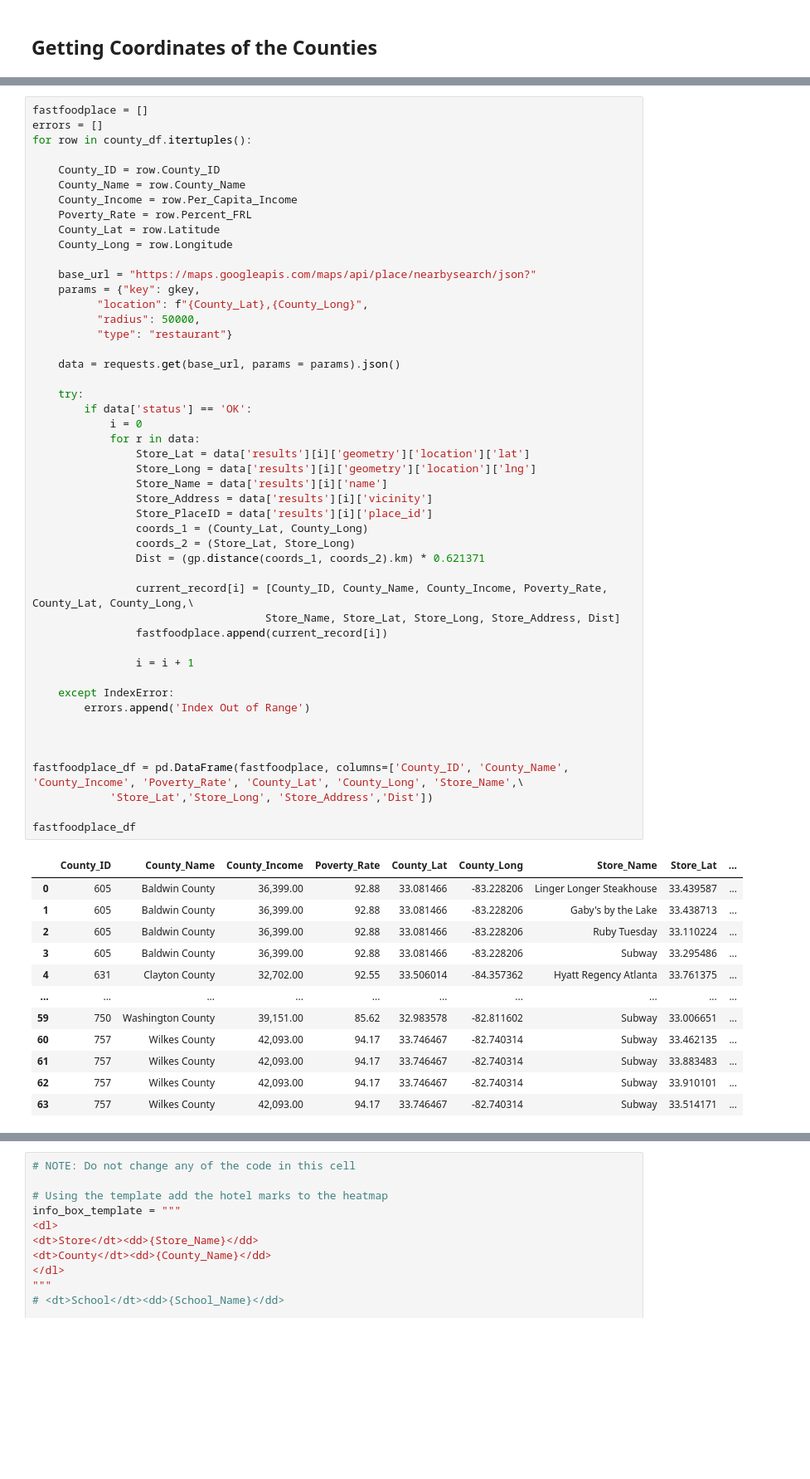
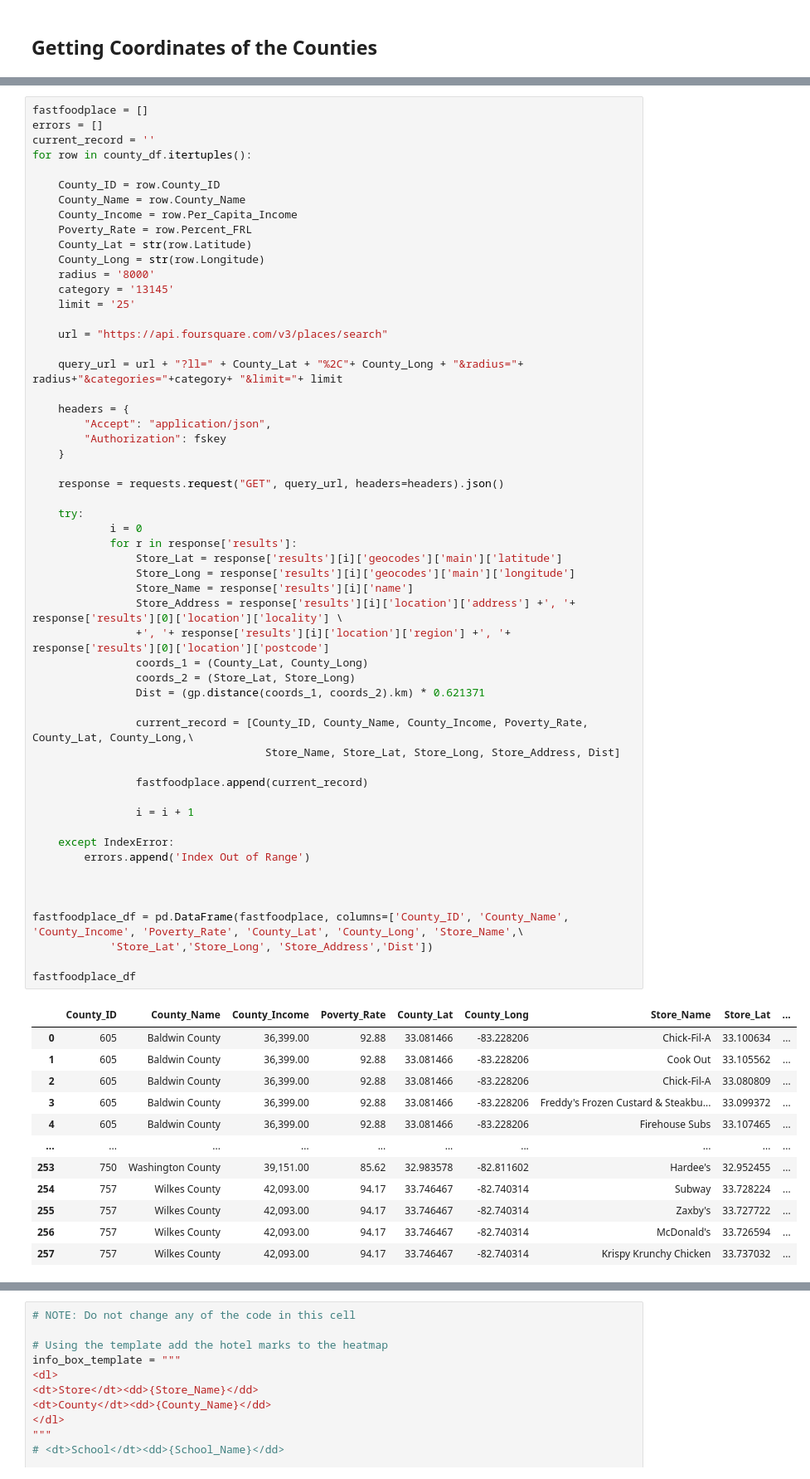
Before and after one commit to sgodkhindi/Project_Map_Food_Deserts, a Jupyter notebook: Food_Deserts_Data_County.ipynb, the cells around one changed output, grey strips where cells are left out. Shown at 83% size. Saved outputs shown, nothing was run; the diff lists cells and outputs as text; blank space fills up the shorter version.

```diff
--- a/Food_Deserts_Data_County.ipynb
+++ b/Food_Deserts_Data_County.ipynb
@@ -198,61 +203,68 @@ len(dollar_stores_df)
 # %%
 fastfoodplace = []
 errors = []
+current_record = ''
 for row in county_df.itertuples():
 
     County_ID = row.County_ID
     County_Name = row.County_Name
     County_Income = row.Per_Capita_Income
     Poverty_Rate = row.Percent_FRL
-    County_Lat = row.Latitude
-    County_Long = row.Longitude
+    County_Lat = str(row.Latitude)
+    County_Long = str(row.Longitude)
+    radius = '8000'
+    category = '13145'
+    limit = '25'
 
-    base_url = "https://maps.googleapis.com/maps/api/place/nearbysearch/json?"
-    params = {"key": gkey,
-          "location": f"{County_Lat},{County_Long}",
-          "radius": 50000,
-          "type": "restaurant"}
+    url = "https://api.foursquare.com/v3/places/search"
 
-    data = requests.get(base_url, params = params).json()
+    query_url = url + "?ll=" + County_Lat + "%2C"+ County_Long + "&radius="+ radius+"&categories="+category+ "&limit="+ limit
+
+    headers = {
+        "Accept": "application/json",
+        "Authorization": fskey
+    }
+
+    response = requests.request("GET", query_url, headers=headers).json()
 
     try:
-        if data['status'] == 'OK':
             i = 0
-            for r in data:
-                Store_Lat = data['results'][i]['geometry']['location']['lat']
-                Store_Long = data['results'][i]['geometry']['location']['lng']
-                Store_Name = data['results'][i]['name']
-                Store_Address = data['results'][i]['vicinity']
-                Store_PlaceID = data['results'][i]['place_id']
+            for r in response['results']:
+                Store_Lat = response['results'][i]['geocodes']['main']['latitude']
+                Store_Long = response['results'][i]['geocodes']['main']['longitude']
+                Store_Name = response['results'][i]['name']
+                Store_Address = response['results'][i]['location']['address'] +', '+ response['results'][0]['location']['locality'] \
+                +', '+ response['results'][i]['location']['region'] +', '+ response['results'][0]['location']['postcode']
                 coords_1 = (County_Lat, County_Long)
                 coords_2 = (Store_Lat, Store_Long)
                 Dist = (gp.distance(coords_1, coords_2).km) * 0.621371
 
-                current_record[i] = [County_ID, County_Name, County_Income, Poverty_Rate, County_Lat, County_Long,\
+                current_record = [County_ID, County_Name, County_Income, Poverty_Rate, County_Lat, County_Long,\
                                     Store_Name, Store_Lat, Store_Long, Store_Address, Dist]
-                fastfoodplace.append(current_record[i])
+
+                fastfoodplace.append(current_record)
 
                 i = i + 1
 
     except IndexError:
         errors.append('Index Out of Range')
 
 
 
 fastfoodplace_df = pd.DataFrame(fastfoodplace, columns=['County_ID', 'County_Name', 'County_Income', 'Poverty_Rate', 'County_Lat', 'County_Long', 'Store_Name',\
             'Store_Lat','Store_Long', 'Store_Address','Dist'])
 
 fastfoodplace_df
 # %% [output]
 |  | County_ID | County_Name | County_Income | Poverty_Rate | County_Lat | County_Long | Store_Name | Store_Lat | ... |
-| 0 | 605 | Baldwin County | 36,399.00 | 92.88 | 33.081466 | -83.228206 | Linger Longer Steakhouse | 33.439587 | ... |
-| 1 | 605 | Baldwin County | 36,399.00 | 92.88 | 33.081466 | -83.228206 | Gaby's by the Lake | 33.438713 | ... |
-| 2 | 605 | Baldwin County | 36,399.00 | 92.88 | 33.081466 | -83.228206 | Ruby Tuesday | 33.110224 | ... |
-| 3 | 605 | Baldwin County | 36,399.00 | 92.88 | 33.081466 | -83.228206 | Subway | 33.295486 | ... |
-| 4 | 631 | Clayton County | 32,702.00 | 92.55 | 33.506014 | -84.357362 | Hyatt Regency Atlanta | 33.761375 | ... |
+| 0 | 605 | Baldwin County | 36,399.00 | 92.88 | 33.081466 | -83.228206 | Chick-Fil-A | 33.100634 | ... |
+| 1 | 605 | Baldwin County | 36,399.00 | 92.88 | 33.081466 | -83.228206 | Cook Out | 33.105562 | ... |
+| 2 | 605 | Baldwin County | 36,399.00 | 92.88 | 33.081466 | -83.228206 | Chick-Fil-A | 33.080809 | ... |
+| 3 | 605 | Baldwin County | 36,399.00 | 92.88 | 33.081466 | -83.228206 | Freddy's Frozen Custard & Steakbu... | 33.099372 | ... |
+| 4 | 605 | Baldwin County | 36,399.00 | 92.88 | 33.081466 | -83.228206 | Firehouse Subs | 33.107465 | ... |
 | ... | ... | ... | ... | ... | ... | ... | ... | ... | ... |
-| 59 | 750 | Washington County | 39,151.00 | 85.62 | 32.983578 | -82.811602 | Subway | 33.006651 | ... |
-| 60 | 757 | Wilkes County | 42,093.00 | 94.17 | 33.746467 | -82.740314 | Subway | 33.462135 | ... |
-| 61 | 757 | Wilkes County | 42,093.00 | 94.17 | 33.746467 | -82.740314 | Subway | 33.883483 | ... |
-| 62 | 757 | Wilkes County | 42,093.00 | 94.17 | 33.746467 | -82.740314 | Subway | 33.910101 | ... |
-| 63 | 757 | Wilkes County | 42,093.00 | 94.17 | 33.746467 | -82.740314 | Subway | 33.514171 | ... |
+| 253 | 750 | Washington County | 39,151.00 | 85.62 | 32.983578 | -82.811602 | Hardee's | 32.952455 | ... |
+| 254 | 757 | Wilkes County | 42,093.00 | 94.17 | 33.746467 | -82.740314 | Subway | 33.728224 | ... |
+| 255 | 757 | Wilkes County | 42,093.00 | 94.17 | 33.746467 | -82.740314 | Zaxby's | 33.727722 | ... |
+| 256 | 757 | Wilkes County | 42,093.00 | 94.17 | 33.746467 | -82.740314 | McDonald's | 33.726594 | ... |
+| 257 | 757 | Wilkes County | 42,093.00 | 94.17 | 33.746467 | -82.740314 | Krispy Krunchy Chicken | 33.737032 | ... |
```
Also changed, not shown: parts of 25 cells of this notebook, 5 other files.
